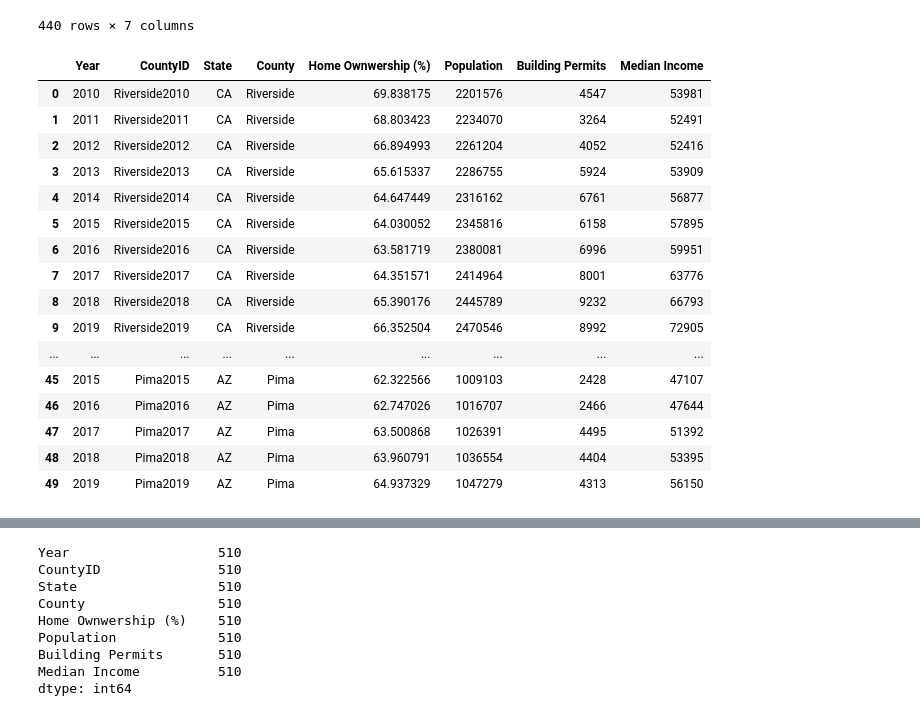
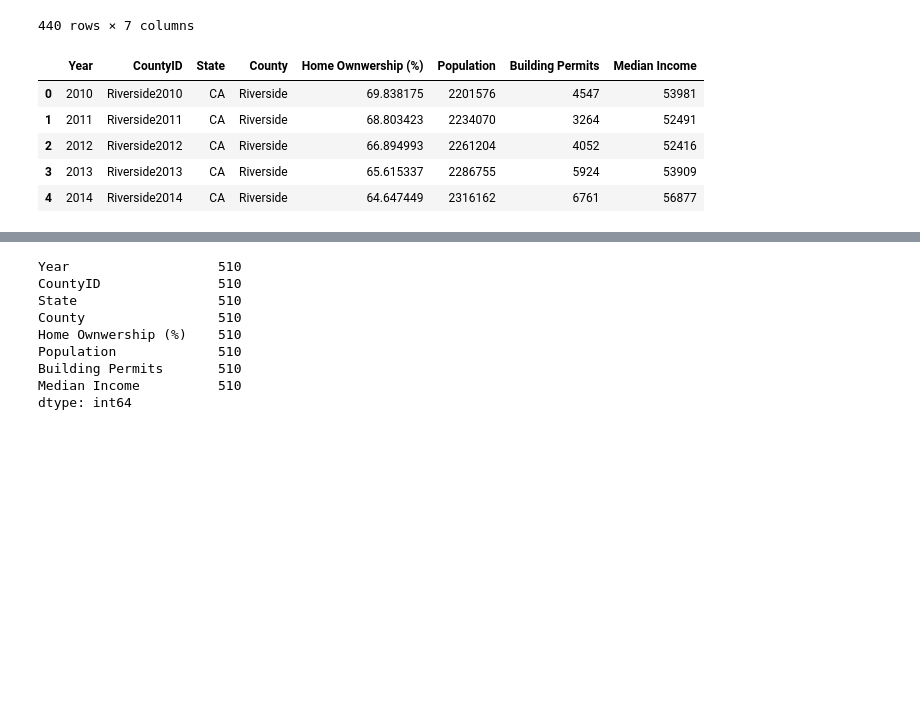
Before and after one commit to rls1316/project-one, a Jupyter notebook: Data_Cleaning.ipynb, the cells around one changed output, grey strips where cells are left out. Drawn from its saved outputs; the diff is of its cells as text; code cells hidden in the pictures; blank space fills up the shorter version.

```diff
--- a/Data_Cleaning.ipynb
+++ b/Data_Cleaning.ipynb
@@ -120,27 +120,16 @@ df2
 # %%
 # drop the duplicate columns before merging
 income_df = income_df.drop(columns=["County", "State", "Year"])
 
 # Then merge the result with the income data
 df3 = pd.merge(df2, income_df, on="CountyID", how="inner")
 
-df3.head(50)
+df3.head()
 # %% [output]
 |  | Year | CountyID | State | County | Home Ownwership (%) | Population | Building Permits | Median Income |
 | 0 | 2010 | Riverside2010 | CA | Riverside | 69.838175 | 2201576 | 4547 | 53981 |
 | 1 | 2011 | Riverside2011 | CA | Riverside | 68.803423 | 2234070 | 3264 | 52491 |
 | 2 | 2012 | Riverside2012 | CA | Riverside | 66.894993 | 2261204 | 4052 | 52416 |
 | 3 | 2013 | Riverside2013 | CA | Riverside | 65.615337 | 2286755 | 5924 | 53909 |
 | 4 | 2014 | Riverside2014 | CA | Riverside | 64.647449 | 2316162 | 6761 | 56877 |
-| 5 | 2015 | Riverside2015 | CA | Riverside | 64.030052 | 2345816 | 6158 | 57895 |
-| 6 | 2016 | Riverside2016 | CA | Riverside | 63.581719 | 2380081 | 6996 | 59951 |
-| 7 | 2017 | Riverside2017 | CA | Riverside | 64.351571 | 2414964 | 8001 | 63776 |
-| 8 | 2018 | Riverside2018 | CA | Riverside | 65.390176 | 2445789 | 9232 | 66793 |
-| 9 | 2019 | Riverside2019 | CA | Riverside | 66.352504 | 2470546 | 8992 | 72905 |
-| ... | ... | ... | ... | ... | ... | ... | ... | ... |
-| 45 | 2015 | Pima2015 | AZ | Pima | 62.322566 | 1009103 | 2428 | 47107 |
-| 46 | 2016 | Pima2016 | AZ | Pima | 62.747026 | 1016707 | 2466 | 47644 |
-| 47 | 2017 | Pima2017 | AZ | Pima | 63.500868 | 1026391 | 4495 | 51392 |
-| 48 | 2018 | Pima2018 | AZ | Pima | 63.960791 | 1036554 | 4404 | 53395 |
-| 49 | 2019 | Pima2019 | AZ | Pima | 64.937329 | 1047279 | 4313 | 56150 |
 # %%
```
Also changed, not shown: parts of 4 cells of this notebook, 4 other files.
